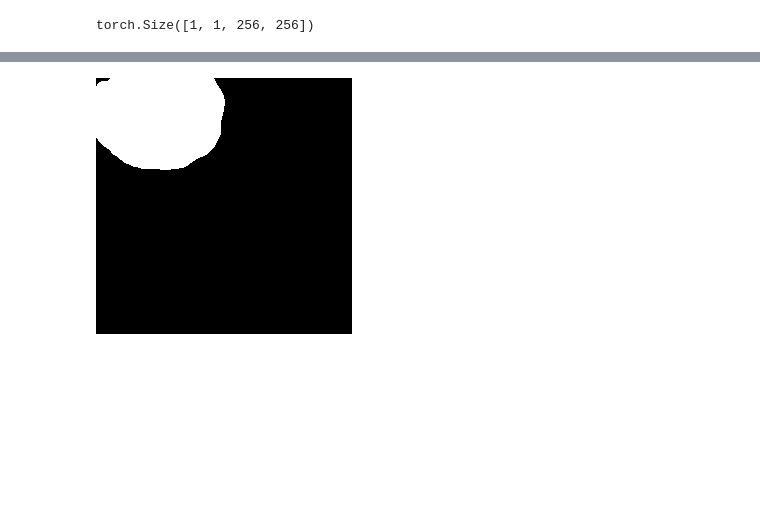
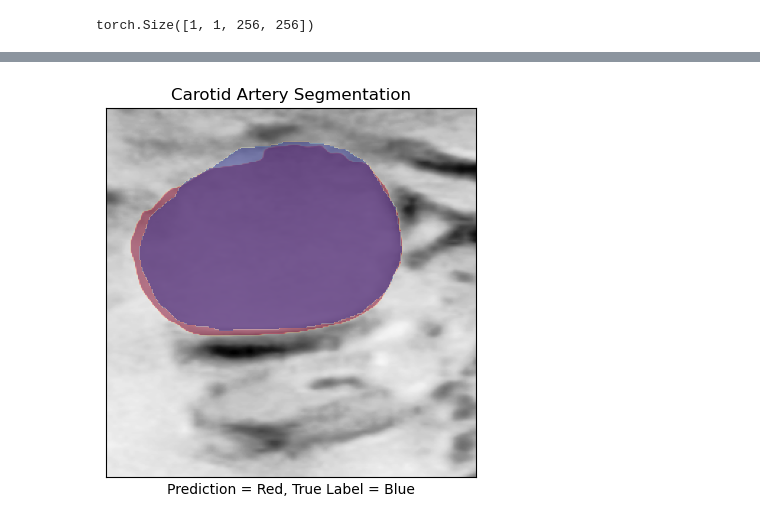
Before and after one commit to trevorwitter/carotid-segmentation, a Jupyter notebook: example_inference.ipynb, the cells around one changed output, grey strips where cells are left out. Cells and saved outputs as stored; diff of their text form; code cells hidden in the pictures; blank space fills up the shorter version.

```diff
--- a/example_inference.ipynb
+++ b/example_inference.ipynb
@@ -46,4 +48,27 @@ transforms.functional.to_pil_image(inputs[0][2])
-# %%
-transforms.functional.to_pil_image(labels[0])
-# %% [output]
-[figure, removed]
+# %%
+def plot_pred(preds, inputs, labels=None):
+    pred_out = preds[0][0].detach().numpy()
+    background = inputs[0][2].detach().numpy()
+    plt.imshow(background, cmap='Greys', alpha=1)
+    plt.imshow(pred_out,
+            cmap='YlOrRd',
+            alpha=pred_out*.5)
+    if labels != None:
+        labels = labels > 0
+        labels = labels.type(torch.int8)
+        label_out = labels[0][0].numpy()
+        plt.imshow(label_out,
+           cmap='RdYlBu',
+           alpha=label_out*.5)
+        plt.xlabel('Prediction = Red, True Label = Blue',)
+    else:
+        plt.xlabel('Prediction = Red',)
+    plt.title('Carotid Artery Segmentation')
+    plt.tick_params(left = False, right = False , labelleft = False ,
+                labelbottom = False, bottom = False)
+
+    plt.show()
+
+plot_pred(preds, inputs, labels)
+# %% [output]
+[figure, added]
```
Also changed, not shown: parts of 3 cells of this notebook.
